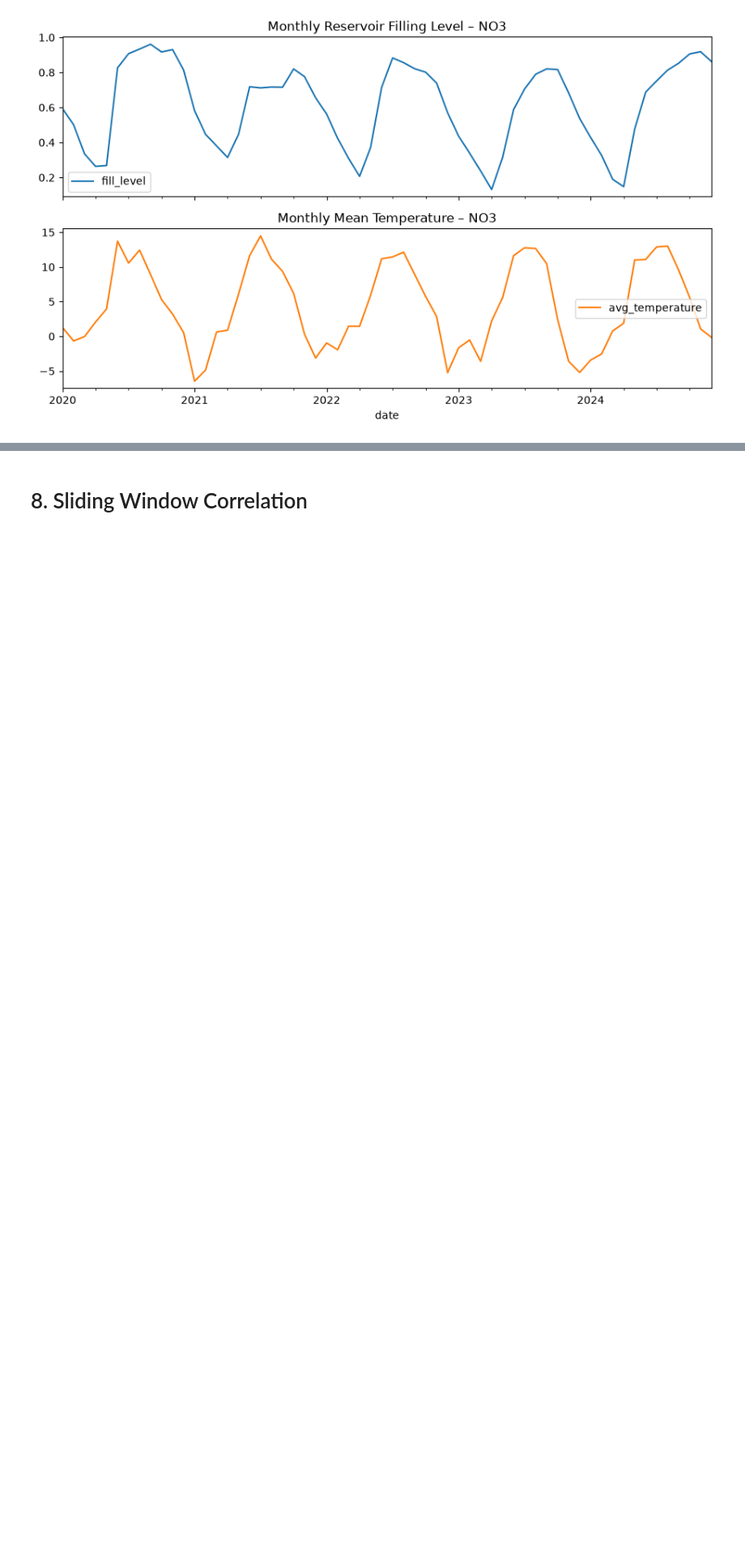
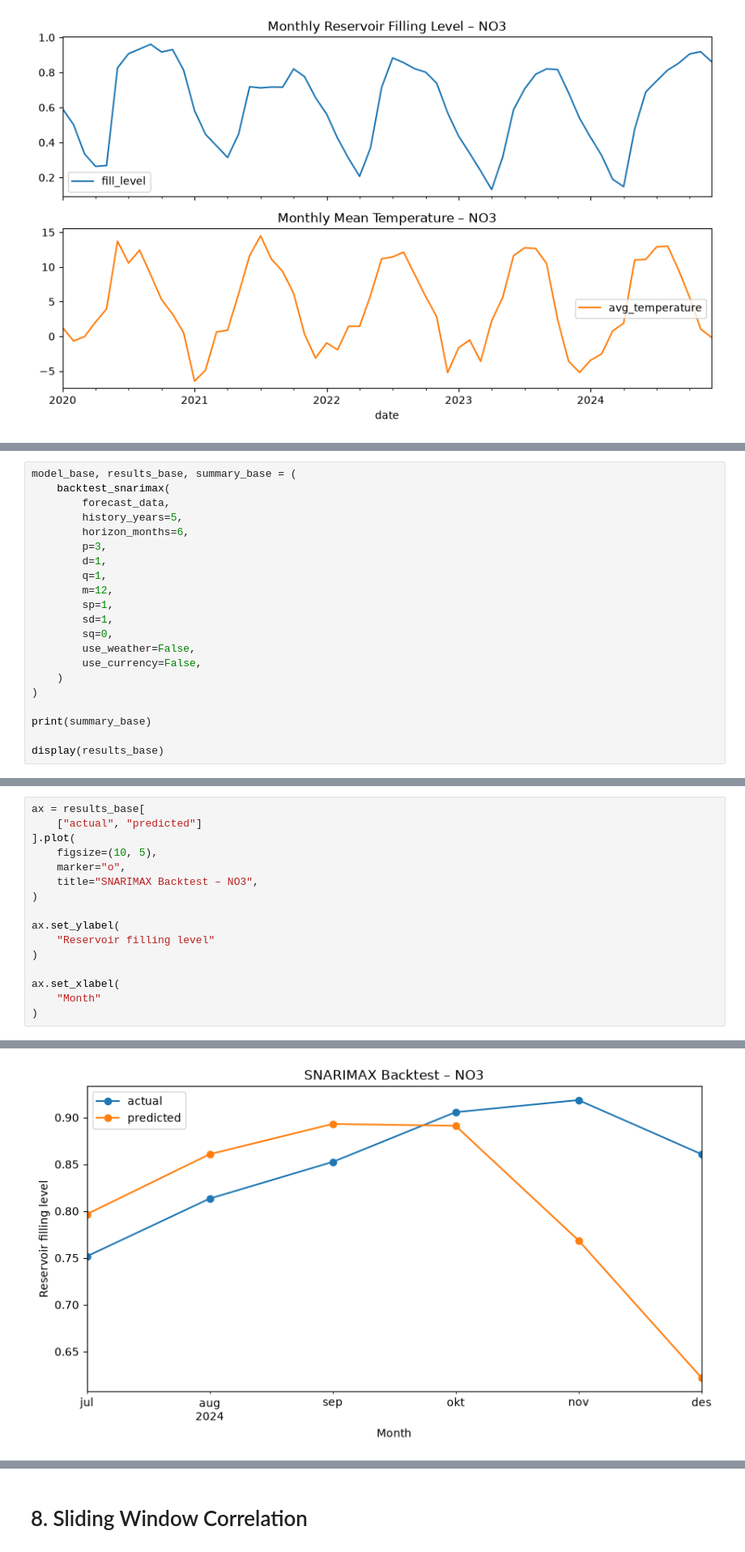
Before and after one commit to VasiliiAnderson/ind320-project, a Jupyter notebook: notebooks/compulsory_4.ipynb, the cells around one changed output, grey strips where cells are left out. Shown at 81% size. Cells and saved outputs as stored; diff of their text form; blank space fills up the shorter version.

Commit message:
Add River SNARIMAX forecasting and model evaluation

```diff
--- a/notebooks/compulsory_4.ipynb
+++ b/notebooks/compulsory_4.ipynb
@@ -707,0 +952,21 @@ array([<Axes: title={'center': 'Monthly Reservoir Filling Level – NO3'}, xlabe
+# %%
+model_base, results_base, summary_base = (
+    backtest_snarimax(
+        forecast_data,
+        history_years=5,
+        horizon_months=6,
+        p=3,
+        d=1,
+        q=1,
+        m=12,
+        sp=1,
+        sd=1,
+        sq=0,
+        use_weather=False,
+        use_currency=False,
+    )
+)
+
+print(summary_base)
+
+display(results_base)
@@ -707,0 +985,17 @@ array([<Axes: title={'center': 'Monthly Reservoir Filling Level – NO3'}, xlabe
+# %%
+ax = results_base[
+    ["actual", "predicted"]
+].plot(
+    figsize=(10, 5),
+    marker="o",
+    title="SNARIMAX Backtest – NO3",
+)
+
+ax.set_ylabel(
+    "Reservoir filling level"
+)
+
+ax.set_xlabel(
+    "Month"
+)
+# %% [output]
@@ -707,0 +1003 @@ array([<Axes: title={'center': 'Monthly Reservoir Filling Level – NO3'}, xlabe
+[figure, added]
```
Also changed, not shown: parts of 30 cells of this notebook, 2 other files.
